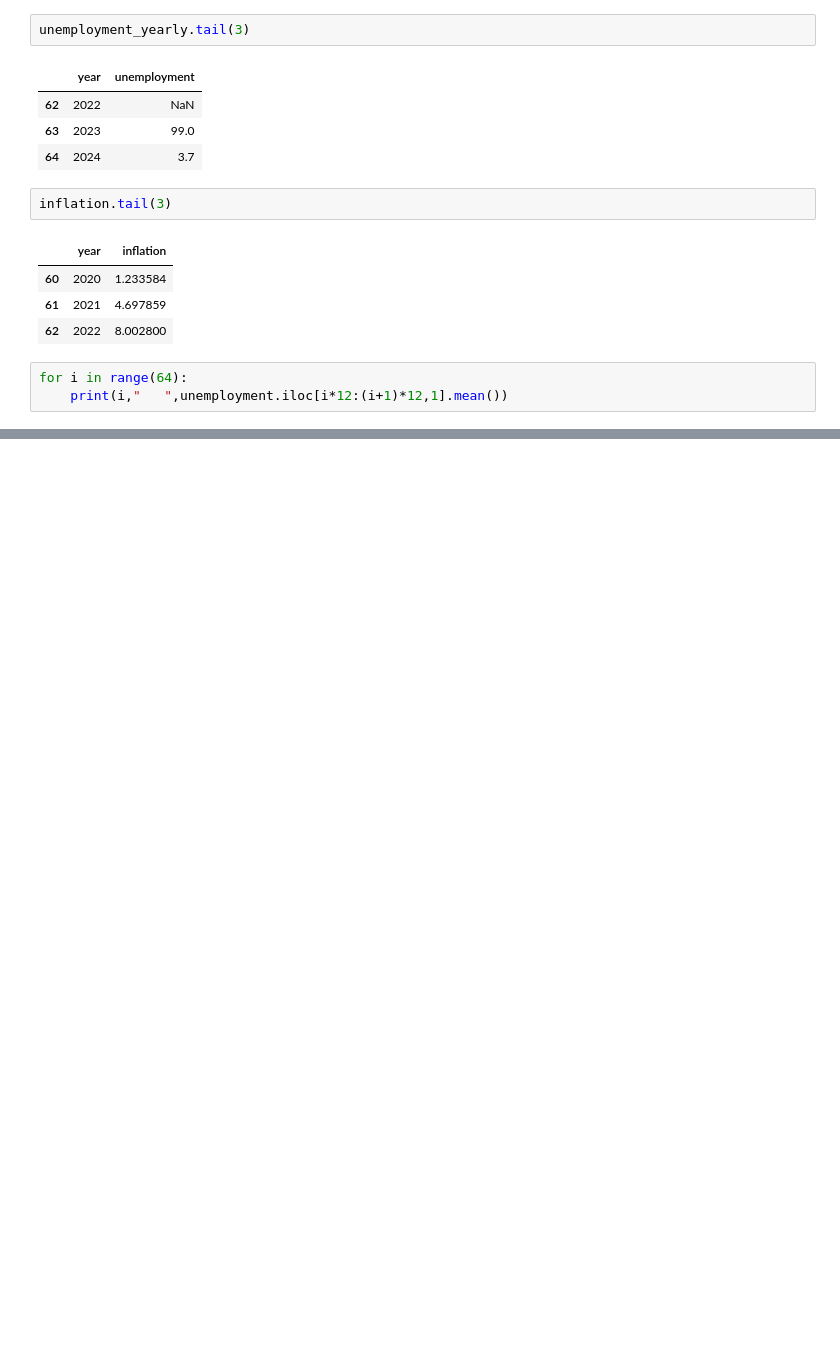
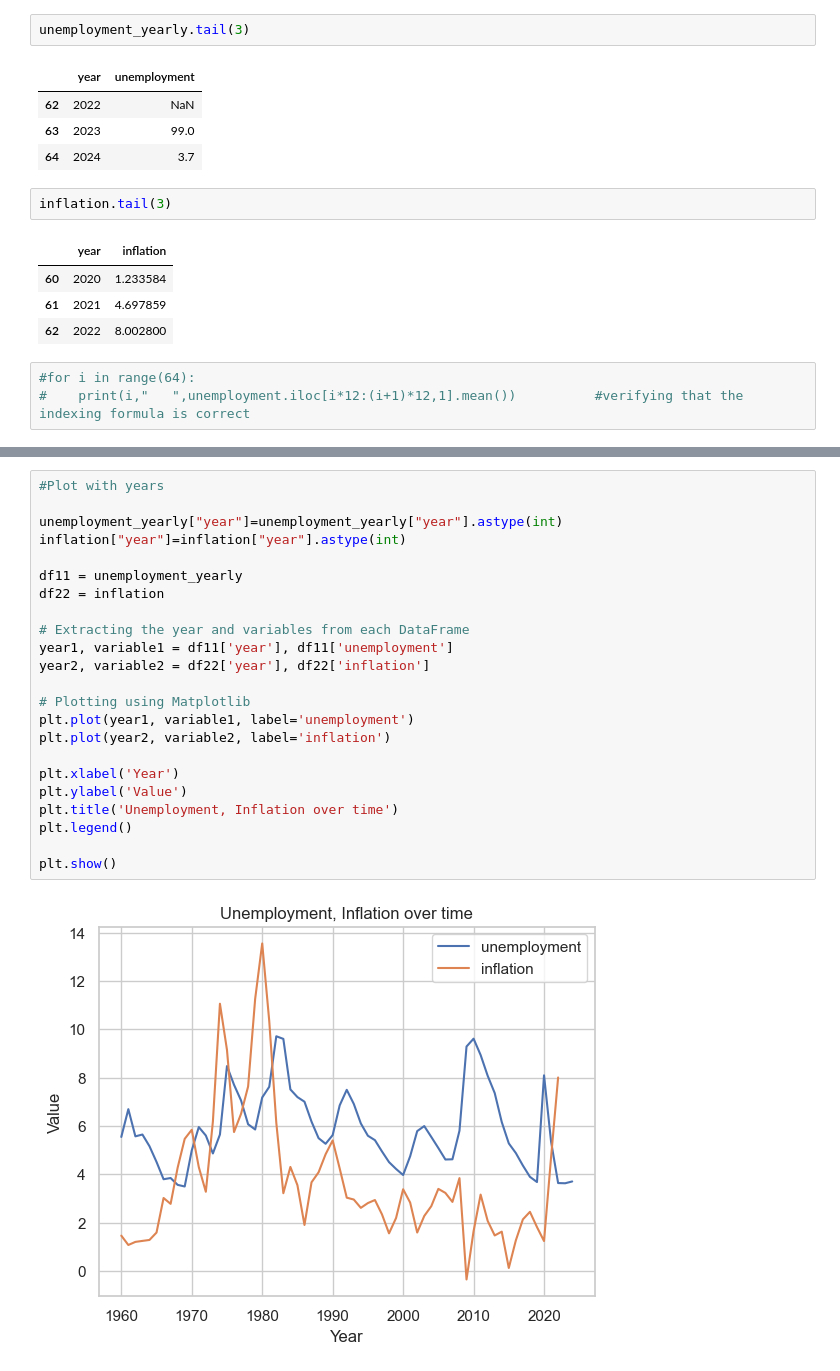
Before and after one commit to subthalamic/subthalamic, a Jupyter notebook: practice-pandas/pd-practice1.ipynb, the cells around one changed output, grey strips where cells are left out. Saved outputs shown, nothing was run; the diff lists cells and outputs as text; blank space fills up the shorter version.

Commit message:
Cleaned the code, added comments, added a plot with years

```diff
--- a/practice-pandas/pd-practice1.ipynb
+++ b/practice-pandas/pd-practice1.ipynb
@@ -125,5 +84,5 @@ inflation.tail(3)
 | 61 | 2021 | 4.697859 |
 | 62 | 2022 | 8.002800 |
 # %%
-for i in range(64):
-    print(i,"   ",unemployment.iloc[i*12:(i+1)*12,1].mean())
+#for i in range(64):
+#    print(i,"   ",unemployment.iloc[i*12:(i+1)*12,1].mean())          #verifying that the indexing formula is correct
@@ -178,3 +118,28 @@ plt.legend(title='DataFrames')
 plt.show()
 # %% [output]
 [figure]
+# %%
+#Plot with years
+
+unemployment_yearly["year"]=unemployment_yearly["year"].astype(int)
+inflation["year"]=inflation["year"].astype(int)
+
+df11 = unemployment_yearly
+df22 = inflation
+
+# Extracting the year and variables from each DataFrame
+year1, variable1 = df11['year'], df11['unemployment']
+year2, variable2 = df22['year'], df22['inflation']
+
+# Plotting using Matplotlib
+plt.plot(year1, variable1, label='unemployment')
+plt.plot(year2, variable2, label='inflation')
+
+plt.xlabel('Year')
+plt.ylabel('Value')
+plt.title('Unemployment, Inflation over time')
+plt.legend()
+
+plt.show()
+# %% [output]
+[figure, added]
```
Also changed, not shown: parts of 10 cells of this notebook.
